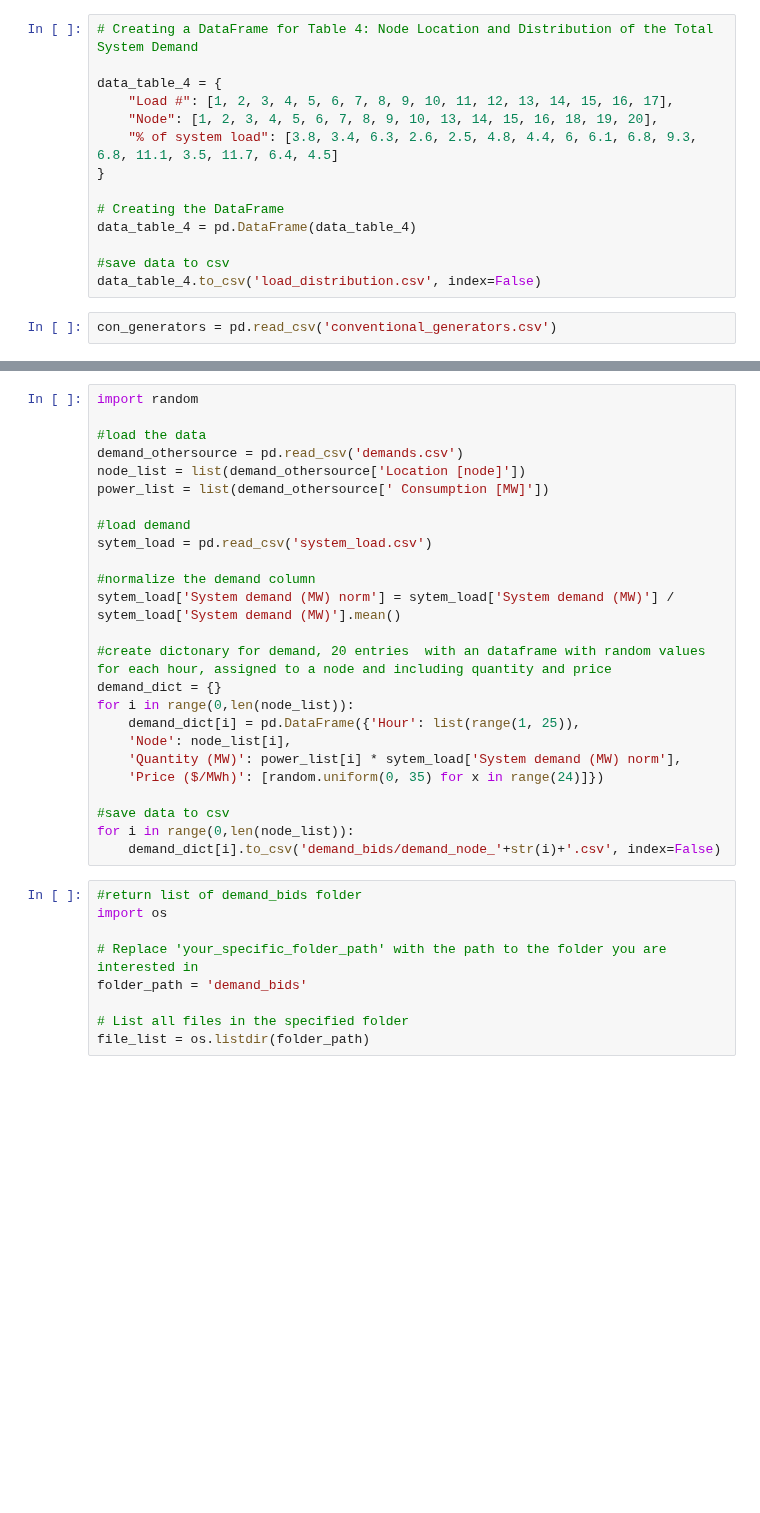
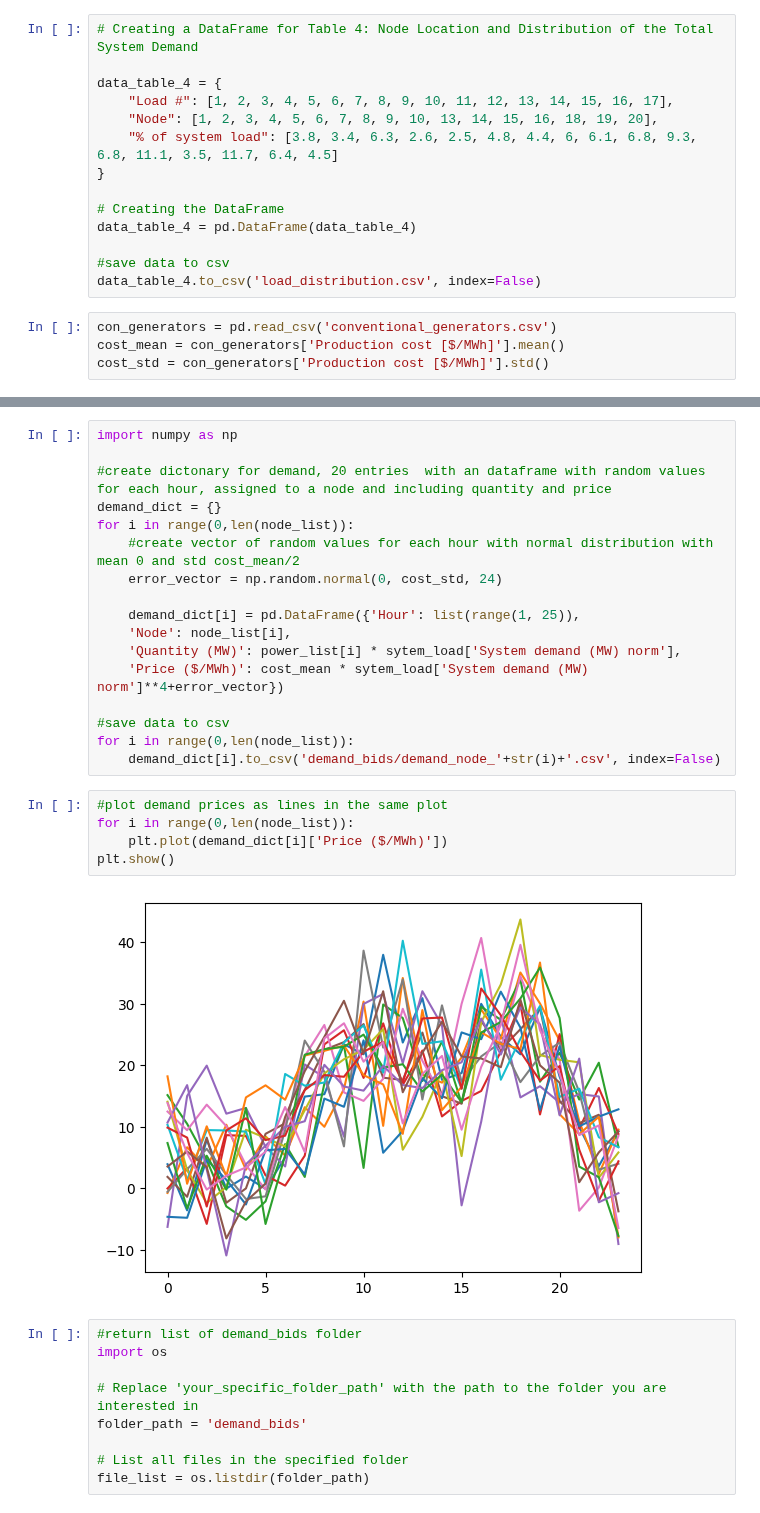
Before and after one commit to Max-f123/Renewables_in_Electricity_Markets, a Jupyter notebook: data/df_creating.ipynb, the cells around one changed output, grey strips where cells are left out. Cells and saved outputs as stored; diff of their text form; blank space fills up the shorter version.

```diff
--- a/data/df_creating.ipynb
+++ b/data/df_creating.ipynb
@@ -33,3 +33,5 @@ data_table_4 = pd.DataFrame(data_table_4)
 data_table_4.to_csv('load_distribution.csv', index=False)
 # %%
 con_generators = pd.read_csv('conventional_generators.csv')
+cost_mean = con_generators['Production cost [$/MWh]'].mean()
+cost_std = con_generators['Production cost [$/MWh]'].std()
@@ -36,28 +58,27 @@ con_generators = pd.read_csv('conventional_generators.csv')
 # %%
-import random
-
-#load the data
-demand_othersource = pd.read_csv('demands.csv')
-node_list = list(demand_othersource['Location [node]'])
-power_list = list(demand_othersource[' Consumption [MW]'])
-
-#load demand
-sytem_load = pd.read_csv('system_load.csv')
-
-#normalize the demand column
-sytem_load['System demand (MW) norm'] = sytem_load['System demand (MW)'] / sytem_load['System demand (MW)'].mean()
+import numpy as np
 
 #create dictonary for demand, 20 entries  with an dataframe with random values for each hour, assigned to a node and including quantity and price
 demand_dict = {}
 for i in range(0,len(node_list)):
+    #create vector of random values for each hour with normal distribution with mean 0 and std cost_mean/2
+    error_vector = np.random.normal(0, cost_std, 24)
+
     demand_dict[i] = pd.DataFrame({'Hour': list(range(1, 25)),
     'Node': node_list[i],
     'Quantity (MW)': power_list[i] * sytem_load['System demand (MW) norm'],
-    'Price ($/MWh)': [random.uniform(0, 35) for x in range(24)]})
+    'Price ($/MWh)': cost_mean * sytem_load['System demand (MW) norm']**4+error_vector})
 
 #save data to csv
 for i in range(0,len(node_list)):
     demand_dict[i].to_csv('demand_bids/demand_node_'+str(i)+'.csv', index=False)
+# %%
+#plot demand prices as lines in the same plot
+for i in range(0,len(node_list)):
+    plt.plot(demand_dict[i]['Price ($/MWh)'])
+plt.show()
+# %% [output]
+[figure, added]
 # %%
 #return list of demand_bids folder
 import os
```
Also changed, not shown: parts of 2 cells of this notebook, 43 other files.
